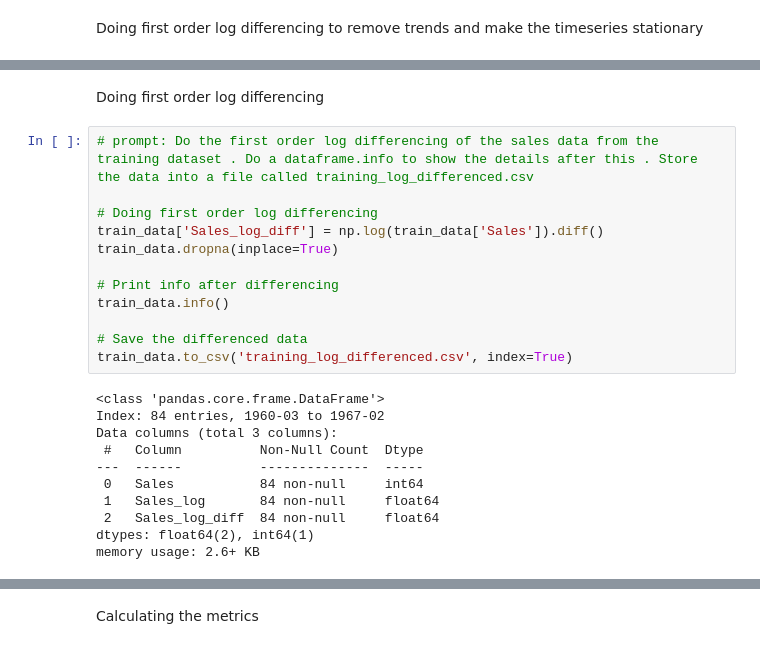
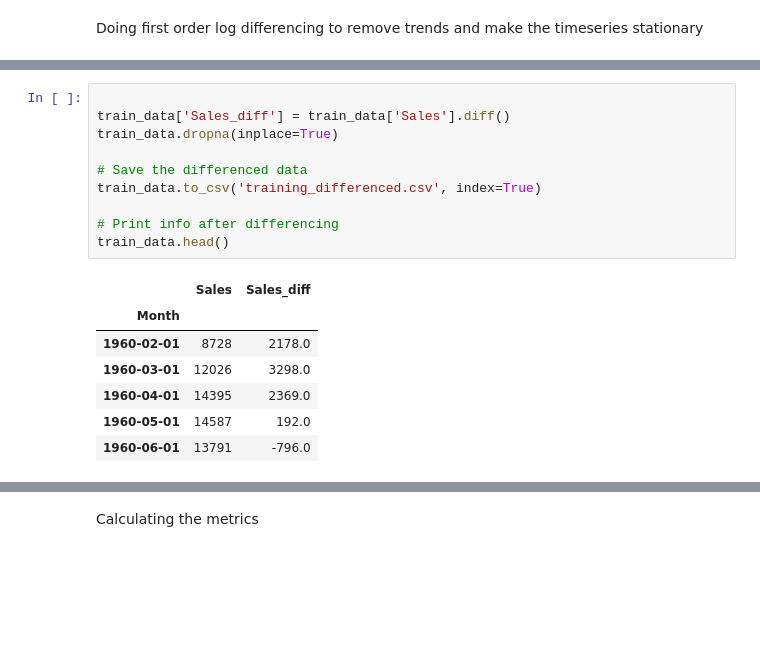
Before and after one commit to aymuos/masters-practise-repo, a Jupyter notebook: TSA_MonthlyCar_ds.ipynb, the cells around one changed output, grey strips where cells are left out. Drawn from its saved outputs; the diff is of its cells as text; blank space fills up the shorter version.

```diff
--- a/TSA_MonthlyCar_ds.ipynb
+++ b/TSA_MonthlyCar_ds.ipynb
@@ -220,26 +185,19 @@ look-up table. The actual p-value is smaller than the p-value returned.
-# %% [markdown]
-Doing first order log differencing
-# %%
-# prompt: Do the first order log differencing of the sales data from the training dataset . Do a dataframe.info to show the details after this . Store the data into a file called training_log_differenced.csv
-
-# Doing first order log differencing
-train_data['Sales_log_diff'] = np.log(train_data['Sales']).diff()
-train_data.dropna(inplace=True)
-
-# Print info after differencing
-train_data.info()
-
-# Save the differenced data
-train_data.to_csv('training_log_differenced.csv', index=True)
-# %% [output]
-<class 'pandas.core.frame.DataFrame'>
-Index: 84 entries, 1960-03 to 1967-02
-Data columns (total 3 columns):
- #   Column          Non-Null Count  Dtype
----  ------          --------------  -----
- 0   Sales           84 non-null     int64
- 1   Sales_log       84 non-null     float64
- 2   Sales_log_diff  84 non-null     float64
-dtypes: float64(2), int64(1)
-memory usage: 2.6+ KB
+# %%
+
+train_data['Sales_diff'] = train_data['Sales'].diff()
+train_data.dropna(inplace=True)
+
+# Save the differenced data
+train_data.to_csv('training_differenced.csv', index=True)
+
+# Print info after differencing
+train_data.head()
+# %% [output]
+|  | Sales | Sales_diff |
+| Month |  |  |
+| 1960-02-01 | 8728 | 2178.0 |
+| 1960-03-01 | 12026 | 3298.0 |
+| 1960-04-01 | 14395 | 2369.0 |
+| 1960-05-01 | 14587 | 192.0 |
+| 1960-06-01 | 13791 | -796.0 |
 # %% [markdown]
```
Also changed, not shown: parts of 42 cells of this notebook.
